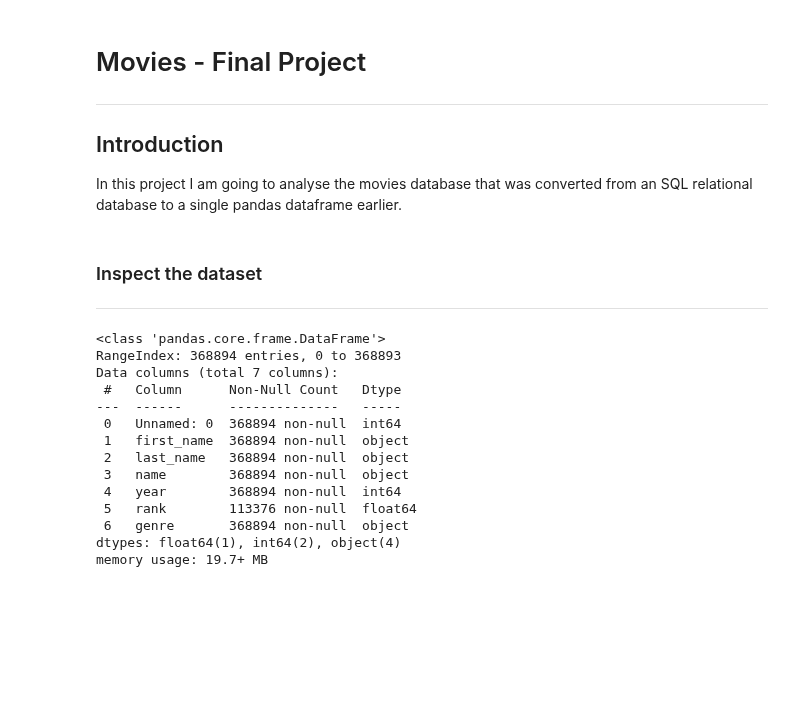
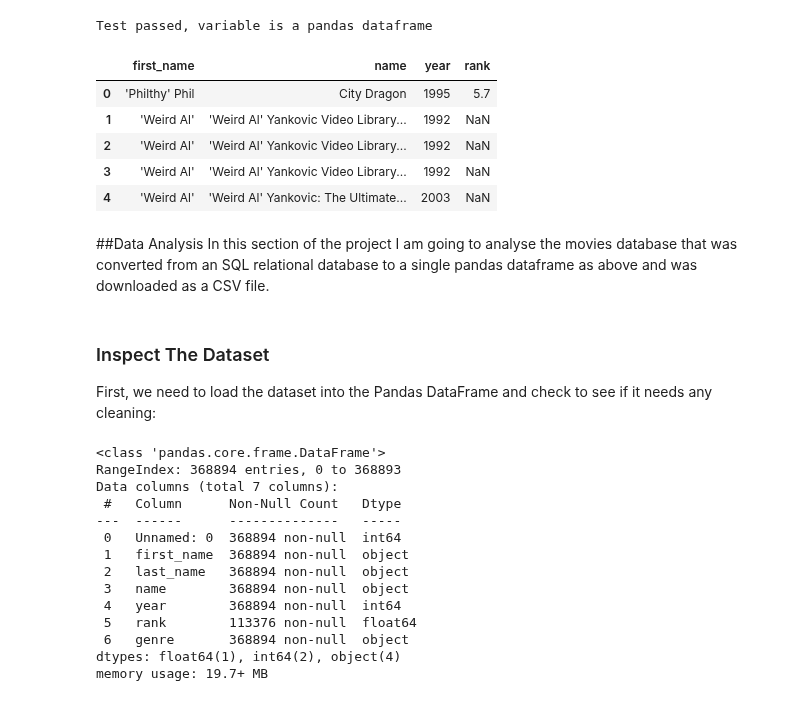
Before and after one commit to Imran-Github22/Imran-Farooqui, a Jupyter notebook: Projects/Final_Movies_Project.ipynb, the cells around one changed output. Drawn from its saved outputs; the diff is of its cells as text; code cells hidden in the pictures; blank space fills up the shorter version.

```diff
--- a/Projects/Final_Movies_Project.ipynb
+++ b/Projects/Final_Movies_Project.ipynb
@@ -0,0 +275,24 @@
+# %%
+from google.colab import files
+# The function creates a CSV file for the SQL query and downloads it
+def get_movies_data():
+  query = "SELECT first_name, name, year, rank FROM directors, \
+  movies, movies_genres, movies_directors \
+  WHERE movies.id = movies_directors.movie_id \
+  AND movies.id = movies_genres.movie_id \
+  AND directors.id = movies_directors.director_id"
+  df = pd.read_sql_query(query, mydb)
+  df.to_csv('movies.csv')
+  files.download('movies.csv')
+  return df
+
+# This code will test if your movies_df variable is a valid pandas dataframe
+movies_df = get_movies_data()
+if isinstance(movies_df,pd.DataFrame):
+  print("Test passed, variable is a pandas dataframe")
+else:
+  print("Test failed, not a pandas dataframe")
+
+# This will show the first part of the dataframe
+movies_df.head()
+# %% [output]
@@ -1,11 +301,16 @@
+Test passed, variable is a pandas dataframe
+|  | first_name | name | year | rank |
+| 0 | 'Philthy' Phil | City Dragon | 1995 | 5.7 |
+| 1 | 'Weird Al' | 'Weird Al' Yankovic Video Library... | 1992 | NaN |
+| 2 | 'Weird Al' | 'Weird Al' Yankovic Video Library... | 1992 | NaN |
+| 3 | 'Weird Al' | 'Weird Al' Yankovic Video Library... | 1992 | NaN |
+| 4 | 'Weird Al' | 'Weird Al' Yankovic: The Ultimate... | 2003 | NaN |
 # %% [markdown]
-# Movies - Final Project
----
-## Introduction
-In this project I am going to analyse the movies database that was converted from an SQL relational database to a single pandas dataframe earlier.
+##Data Analysis
+In this section of the project I am going to analyse the movies database that was converted from an SQL relational database to a single pandas dataframe as above and was downloaded as a CSV file.
-# %% [markdown]
-### Inspect the dataset
----
+# %% [markdown]
+### Inspect The Dataset
+First, we need to load the dataset into the Pandas DataFrame and check to see if it needs any cleaning:
 # %%
 import matplotlib.pyplot as plt
 import pandas as pd
```
Also changed, not shown: parts of 18 cells of this notebook.
